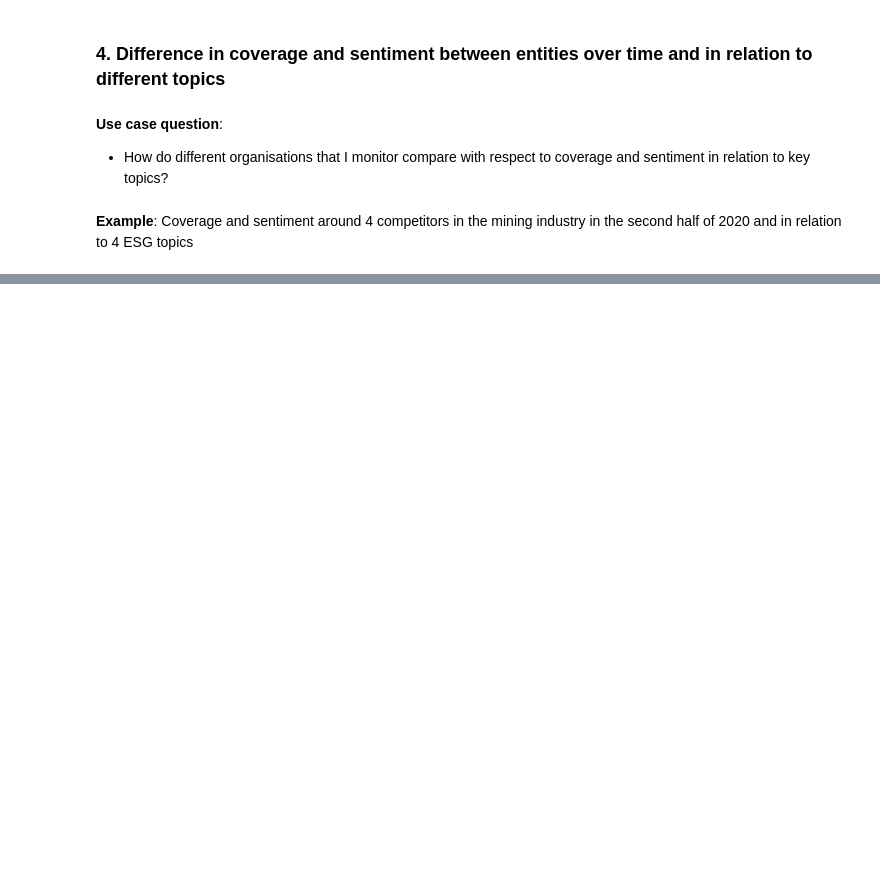
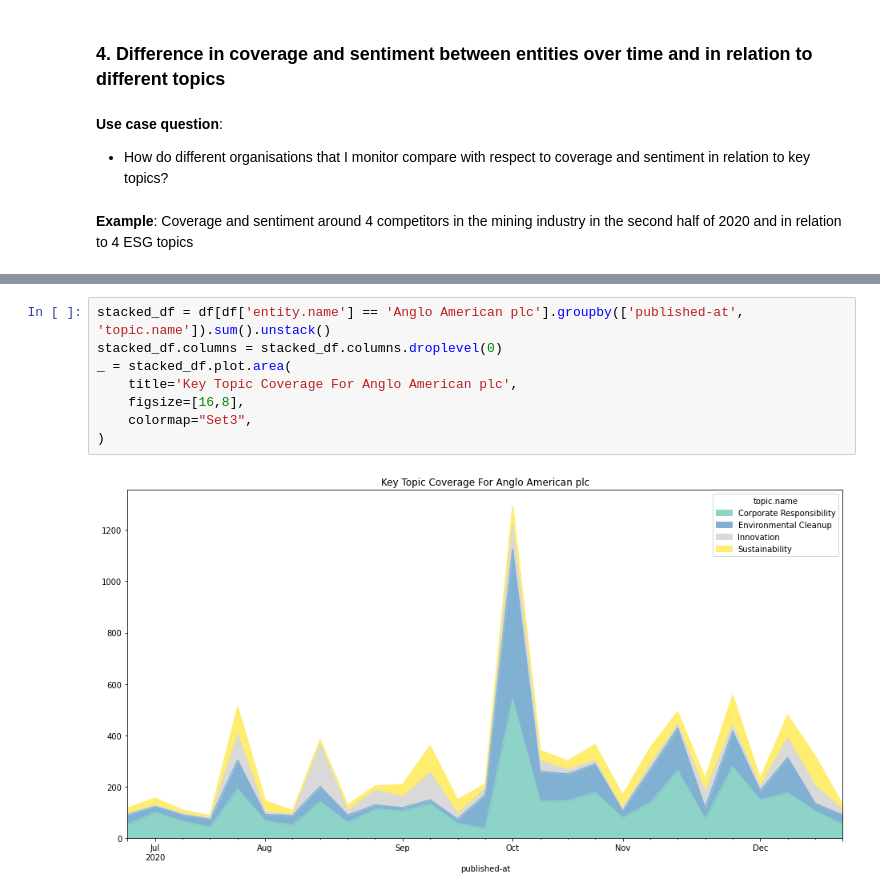
Before and after one commit to signal-ai/signal-api-tools, a Jupyter notebook: notebooks/trends_tutorial.ipynb, the cells around one changed output, grey strips where cells are left out. Saved outputs shown, nothing was run; the diff lists cells and outputs as text; blank space fills up the shorter version.

```diff
--- a/notebooks/trends_tutorial.ipynb
+++ b/notebooks/trends_tutorial.ipynb
@@ -515,0 +527,10 @@ stacked_df.head(10)
+# %%
+stacked_df = df[df['entity.name'] == 'Anglo American plc'].groupby(['published-at', 'topic.name']).sum().unstack()
+stacked_df.columns = stacked_df.columns.droplevel(0)
+_ = stacked_df.plot.area(
+    title='Key Topic Coverage For Anglo American plc',
+    figsize=[16,8],
+    colormap="Set3",
+)
+# %% [output]
+[figure, added]
```
Also changed, not shown: parts of 16 cells of this notebook.
